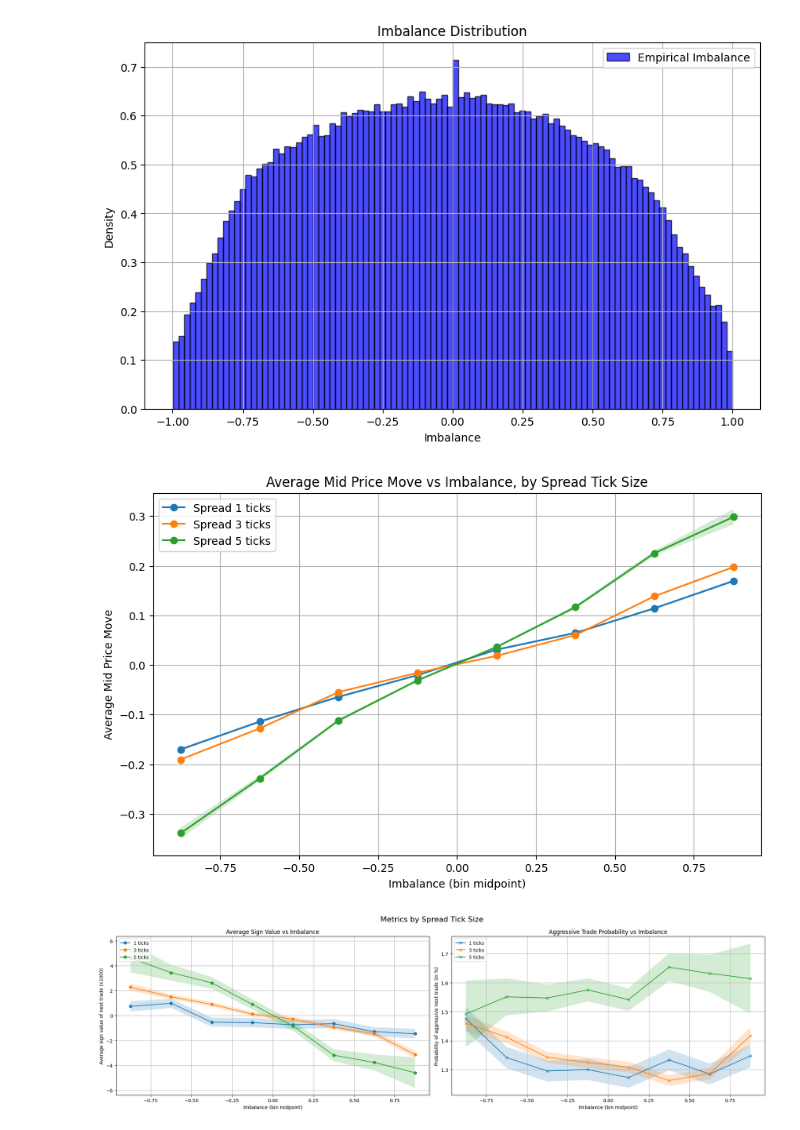
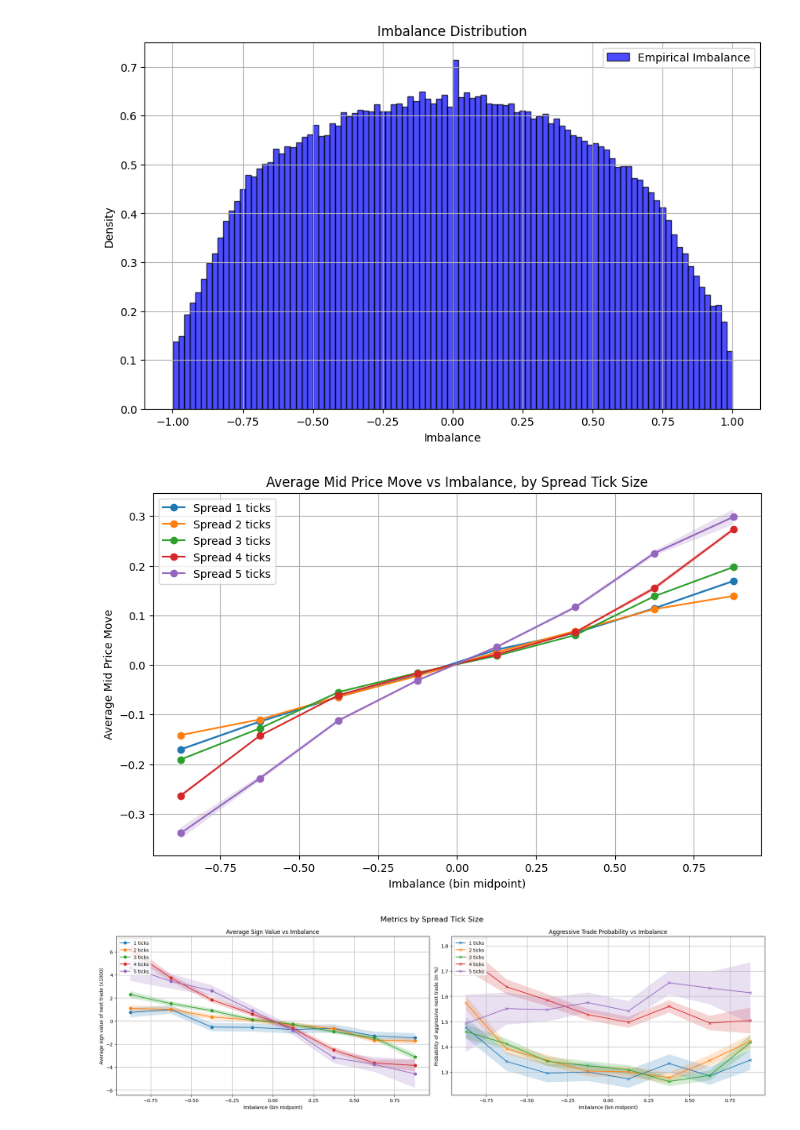
Before and after one commit to ethantrentin/High-Frequency-Data-Limit-Order-Books, a Jupyter notebook: DHF-LAB1-BOISTARD-ROCHE-TRENTIN.ipynb, the cells around one changed output. Drawn from its saved outputs; the diff is of its cells as text; code cells hidden in the pictures.

```diff
--- a/DHF-LAB1-BOISTARD-ROCHE-TRENTIN.ipynb
+++ b/DHF-LAB1-BOISTARD-ROCHE-TRENTIN.ipynb
@@ -567,7 +567,7 @@ df_pivot_n = n_series.unstack('spread_tick_size')
 
 plt.figure(figsize=(10, 6))
 
-spreads_to_plot = [1, 3, 5]
+spreads_to_plot = [1,2, 3,4, 5]
 
 for spread in spreads_to_plot:
     counts_series = df_pivot_n[spread].dropna()
@@ -592,7 +592,7 @@ plt.grid(True)
 plt.legend()
 plt.show()
 # %% [output]
-[figure, old version]
+[figure, new version]
 # %%
 bins = numpy.arange(-1.0, 1.01, 0.25)
 df_q6['imbalance_group'] = pd.cut(df_q6['imbalance'], bins=bins)
@@ -617,7 +617,7 @@ df_pivot_abs_std = std_agressivity.unstack('spread_tick_size')
 df_pivot_n = n_series.unstack('spread_tick_size')
 
 fig, (ax1, ax2) = plt.subplots(1, 2, figsize=(20, 6))
-spreads_to_plot = [1, 3, 5]
+spreads_to_plot = [1,2, 3,4, 5]
 
 for spread in spreads_to_plot:
     counts_series = df_pivot_n[spread].dropna()
@@ -631,31 +631,31 @@ for spread in spreads_to_plot:
 
     ax1.plot(x_values, y_values, marker='o', label=f"{spread} ticks")
     ax1.fill_between(x_values, y_values - y_errors, y_values + y_errors,
                       alpha=0.2)
     abs_series = df_pivot_abs[spread].dropna()
     std_abs_series = df_pivot_abs_std[spread].dropna()
 
     x_values_abs = [interval.mid for interval in abs_series.index]
     y_abs_values = 100 * abs_series.values
     y_abs_errors = 100 * (std_abs_series.values / numpy.sqrt(counts_series
                                                              .values))
     ax2.plot(x_values_abs, y_abs_values, marker='x', label=f"{spread} ticks")
     ax2.fill_between(x_values, y_abs_values - y_abs_errors, y_abs_values +
                       y_abs_errors,alpha=0.2)
 ax1.set_xlabel('Imbalance (bin midpoint)')
 ax1.set_ylabel('Average sign value of next trade (x1000)')
 ax1.set_title('Average Sign Value vs Imbalance')
 ax2.set_xlabel('Imbalance (bin midpoint)')
 ax2.set_ylabel('Probability of aggressive next trade (in %)')
 ax2.set_title('Aggressive Trade Probability vs Imbalance')
 ax1.grid(True)
 ax2.grid(True)
 lines1, labels1 = ax1.get_legend_handles_labels()
 lines2, labels2 = ax2.get_legend_handles_labels()
 ax1.legend(lines1, labels1, loc='upper left')
 ax2.legend(lines2, labels2, loc='upper left')
 plt.suptitle('Metrics by Spread Tick Size', fontsize=16)
 plt.tight_layout()
 plt.show()
 # %% [output]
-[figure, old version]
+[figure, new version]
```
